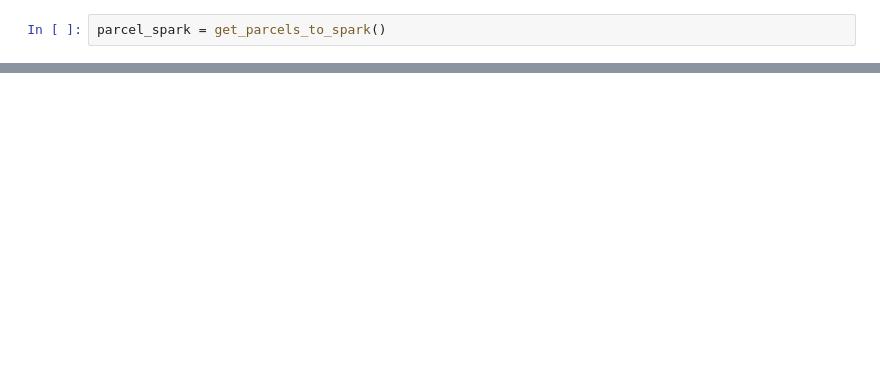
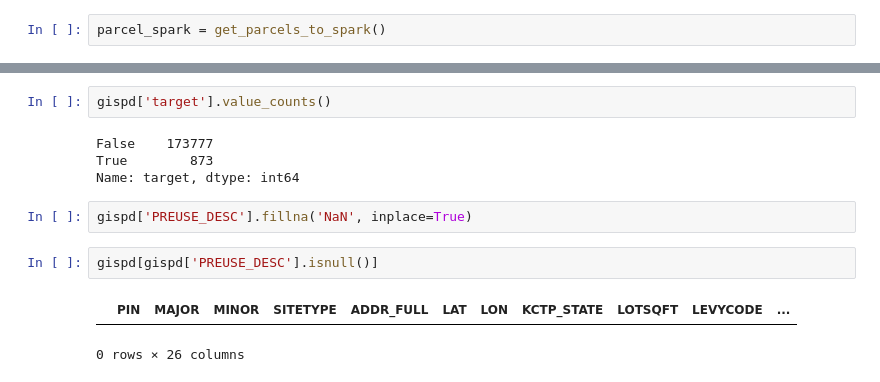
Before and after one commit to frischmuth/Seattle-Real-Estate-Analysis, a Jupyter notebook: test_get_functions.ipynb, the cells around one changed output, grey strips where cells are left out. Cells and saved outputs as stored; diff of their text form; blank space fills up the shorter version.

```diff
--- a/test_get_functions.ipynb
+++ b/test_get_functions.ipynb
@@ -472,0 +490,13 @@ parcel_spark = get_parcels_to_spark()
+# %%
+gispd['target'].value_counts()
+# %% [output]
+False    173777
+True        873
+Name: target, dtype: int64
+# %%
+gispd['PREUSE_DESC'].fillna('NaN', inplace=True)
+# %%
+gispd[gispd['PREUSE_DESC'].isnull()]
+# %% [output]
+|  | PIN | MAJOR | MINOR | SITETYPE | ADDR_FULL | LAT | LON | KCTP_STATE | LOTSQFT | LEVYCODE | ... |
+0 rows × 26 columns
```
Also changed, not shown: parts of 9 cells of this notebook, 1 other file.
